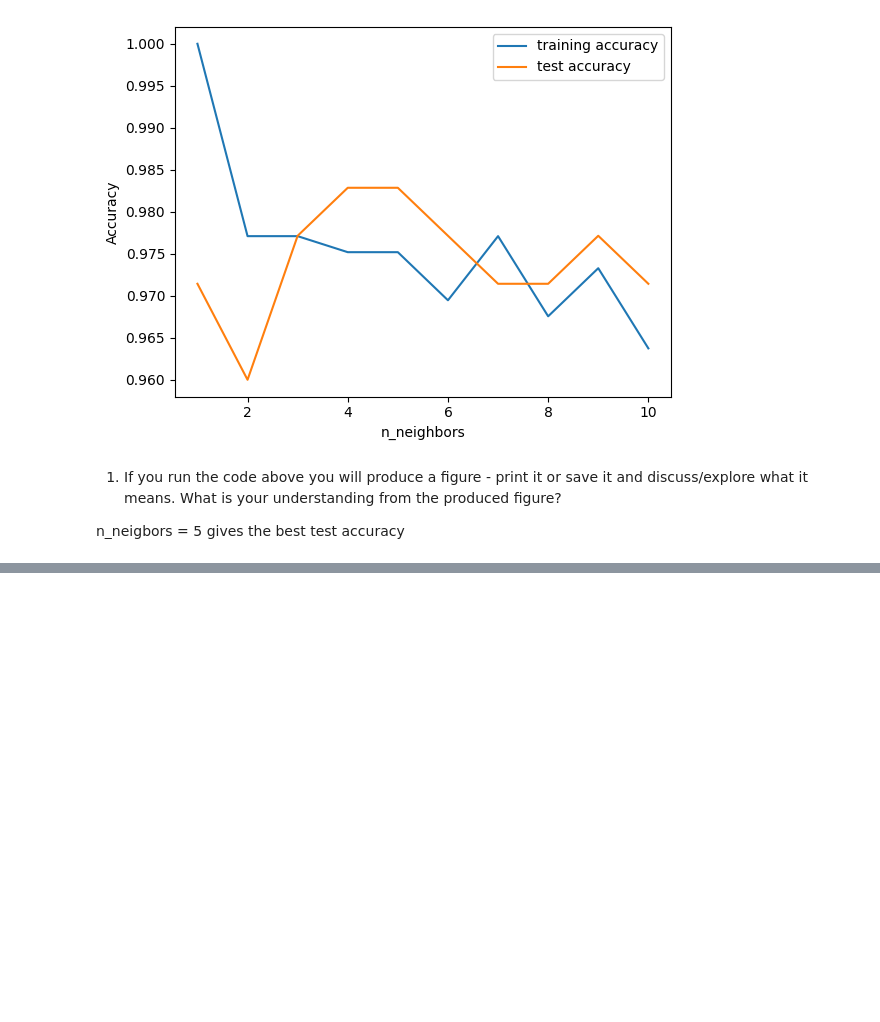
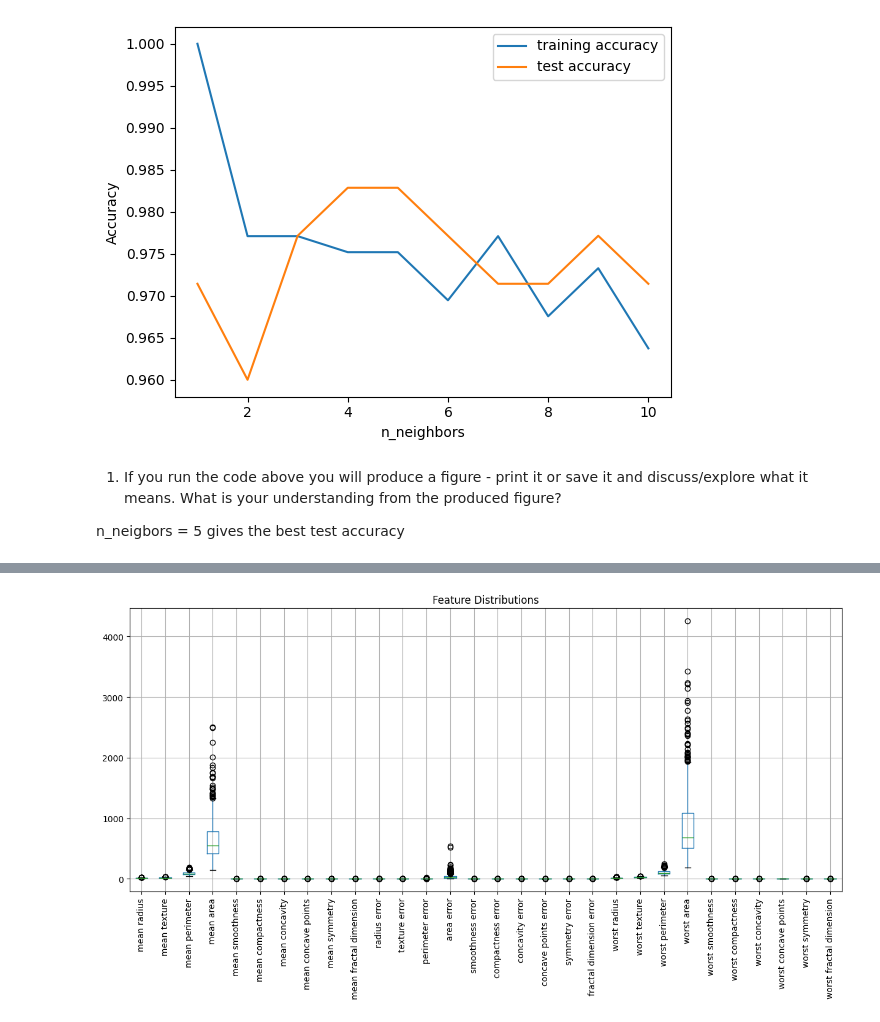
Before and after one commit to Takosaga/fall_24, a Jupyter notebook: machine_learning_and_predictive_analytics/knn/knn_tutorial.ipynb, the cells around one changed output, grey strips where cells are left out. Cells and saved outputs as stored; diff of their text form; code cells hidden in the pictures; blank space fills up the shorter version.

```diff
--- a/machine_learning_and_predictive_analytics/knn/knn_tutorial.ipynb
+++ b/machine_learning_and_predictive_analytics/knn/knn_tutorial.ipynb
@@ -181,0 +320,17 @@ n_neigbors = 5 gives the best test accuracy
+# %%
+# 5. Check feature scales? —investigate sample central tendency and dispersion and explore sklearn methods to normalise dataset
+
+# Load the dataset
+cancer = load_breast_cancer()
+X = cancer.data
+feature_names = cancer.feature_names
+
+# Create a DataFrame for easier analysis
+df = pd.DataFrame(X, columns=feature_names)
+
+# Display summary statistics
+print(df.describe())
+
+# Display range of each feature
+print("\nFeature ranges:")
+print(df.max() - df.min())
@@ -181,0 +355,8 @@ n_neigbors = 5 gives the best test accuracy
+# %%
+plt.figure(figsize=(15, 6))
+df.boxplot()
+plt.xticks(rotation=90)
+plt.title("Feature Distributions")
+plt.show()
+# %% [output]
+[figure, added]
```
Also changed, not shown: parts of 17 cells of this notebook.
